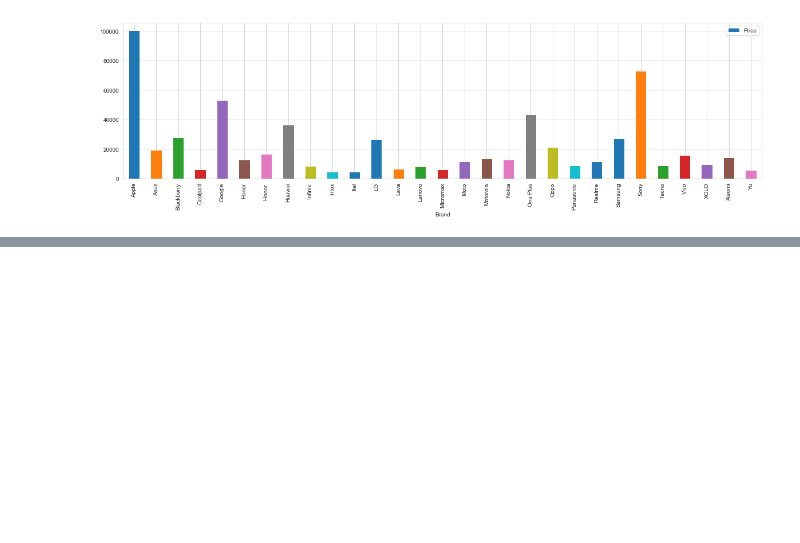
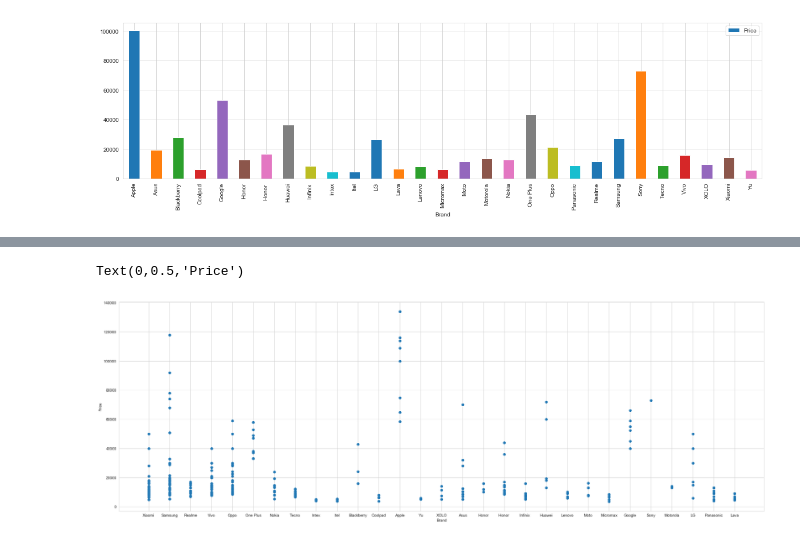
Before and after one commit to sukumarandurai/Data-Science, a Jupyter notebook: Smartphones/Smartphone Price Prediction.ipynb, the cells around one changed output, grey strips where cells are left out. Saved outputs shown, nothing was run; the diff lists cells and outputs as text; code cells hidden in the pictures; blank space fills up the shorter version.

```diff
--- a/Smartphones/Smartphone Price Prediction.ipynb
+++ b/Smartphones/Smartphone Price Prediction.ipynb
@@ -164,0 +176,11 @@ average_price.plot.bar(y = 'Price',figsize = (20,5))
+# %%
+#Scatter plot of smartphones prices and Brand
+plt.figure(figsize=(30,10))
+plt.scatter(smartphones.Brand,smartphones.Price)
+
+#label
+plt.xlabel('Brand')
+plt.ylabel('Price')
+# %% [output]
+Text(0,0.5,'Price')
+[figure, added]
```
Also changed, not shown: parts of 7 cells of this notebook.
